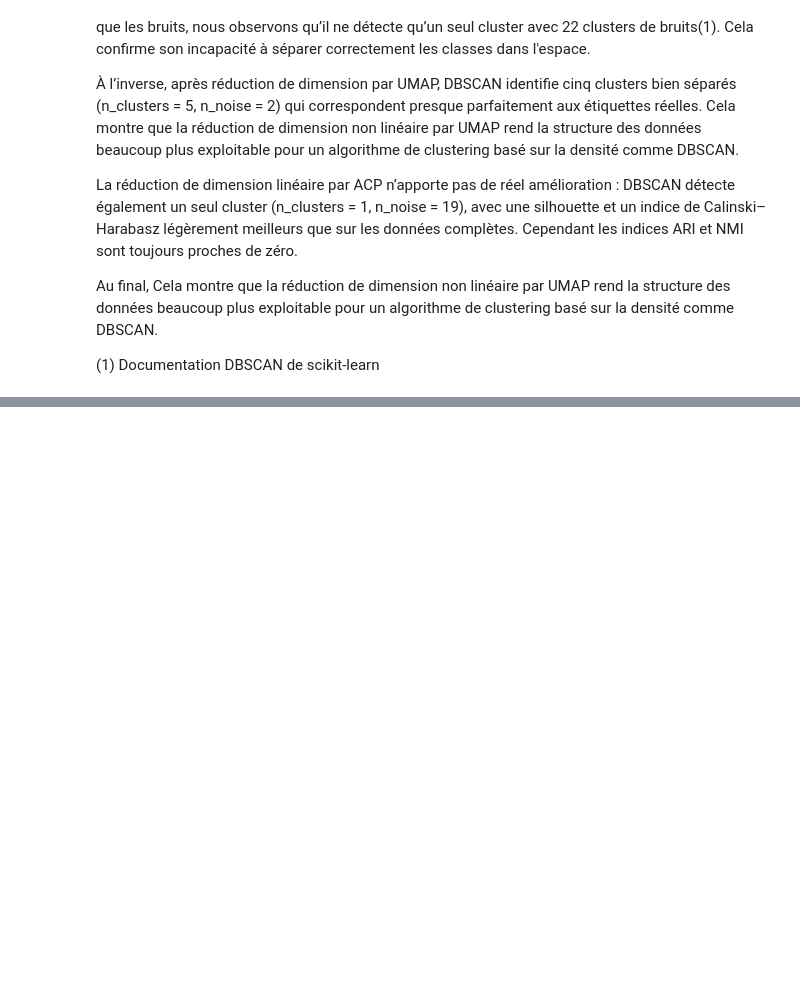
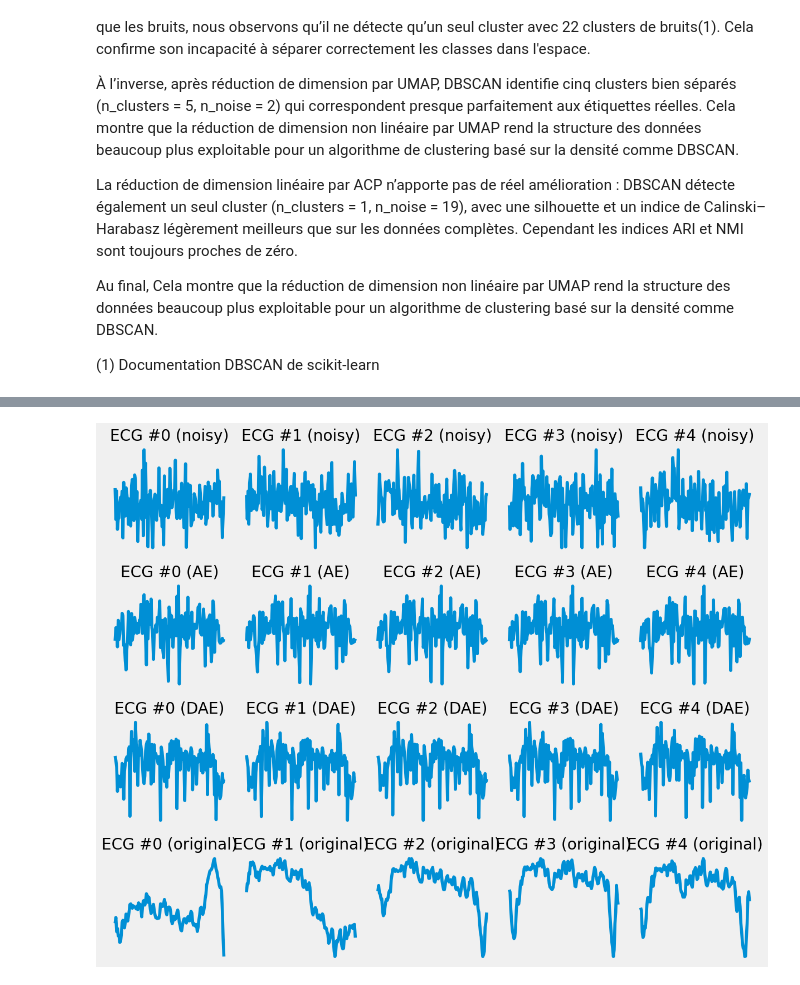
Before and after one commit to AnthonyGlaude/IFT599_TP1, a Jupyter notebook: main.ipynb, the cells around one changed output, grey strips where cells are left out. Saved outputs shown, nothing was run; the diff lists cells and outputs as text; code cells hidden in the pictures; blank space fills up the shorter version.

```diff
--- a/main.ipynb
+++ b/main.ipynb
@@ -335,14 +378,22 @@ print("Anomalous samples:", len(X_anomaly))
 # %%
 # Split normal samples
+from sklearn.model_selection import train_test_split
 
 # Normal: 60% train, 40% remaining
-X_norm_train, X_norm_temp = train_test_split(X_normal, test_size=0.40, shuffle=True, random_state=42)
+X_norm_train, X_norm_temp = train_test_split(
+    X_normal, test_size=0.40, shuffle=True, random_state=42
+)
 
 # From remaining: 30% test, 10% val
-X_norm_test, X_norm_val = train_test_split(X_norm_temp, test_size=0.25, shuffle=True, random_state=42)
+X_norm_test, X_norm_val = train_test_split(
+    X_norm_temp, test_size=0.25, shuffle=True, random_state=42
+)
 # %%
+
 # Split anomalous samples
-X_anom_test, X_anom_val = train_test_split(X_anomaly, test_size=0.20, shuffle=True, random_state=42)
+X_anom_test, X_anom_val = train_test_split(
+    X_anomaly, test_size=0.20, shuffle=True, random_state=42
+)
 # %%
 """Build final datasets"""
 # Training set
@@ -550,0 +635,62 @@ df_compare
+# %%
+trainer.model.eval()
+dae_trainer.model.eval()
+
+# 1) Un batch de test
+for batch in test_loader:
+    data = batch.to(device)
+    break
+
+# 2) On ajoute du bruit à ce batch
+noise_std = 1.0
+noise = noise_std * torch.randn_like(data)
+data_noisy = data + noise
+
+# 3) Reconstructions des deux modèles à partir de la MÊME entrée bruitée
+with torch.no_grad():
+    ae_recon  = trainer.model(data_noisy)      # AE sur noisy
+    dae_recon = dae_trainer.model(data_noisy)  # DAE sur noisy
+
+# 4) Passage en numpy pour le plot
+data_np       = data.cpu().numpy()        # original
+data_noisy_np = data_noisy.cpu().numpy()  # noisy
+ae_recon_np   = ae_recon.cpu().numpy()
+dae_recon_np  = dae_recon.cpu().numpy()
+
+
+n_signals = 5
+timesteps = np.arange(data_np.shape[1])
+
+plt.figure(figsize=(12, 10))
+
+for i in range(n_signals):
+    # 1) Noisy
+    plt.subplot(4, n_signals, 1 + i)
+    plt.plot(timesteps, data_noisy_np[i])
+    plt.title(f"ECG #{i} (noisy)")
+    plt.xticks([]); plt.yticks([])
+
+    # 2) AE classique
+    plt.subplot(4, n_signals, 1 + n_signals + i)
+    plt.plot(timesteps, ae_recon_np[i])
+    plt.title(f"ECG #{i} (AE)")
+    plt.xticks([]); plt.yticks([])
+
+    # 3) DAE
+    plt.subplot(4, n_signals, 1 + 2*n_signals + i)
+    plt.plot(timesteps, dae_recon_np[i])
+    plt.title(f"ECG #{i} (DAE)")
+    plt.xticks([]); plt.yticks([])
+
+    # 4) Original
+    plt.subplot(4, n_signals, 1 + 3*n_signals + i)
+    plt.plot(timesteps, data_np[i])
+    plt.title(f"ECG #{i} (original)")
+    plt.xticks([]); plt.yticks([])
+
+plt.tight_layout()
+plt.show()
+
+#(1)inspirer de https://www.geeksforgeeks.org/machine-learning/denoising-autoencoders-in-machine-learning/
+# %% [output]
+[figure, added]
```
Also changed, not shown: parts of 50 cells of this notebook.
